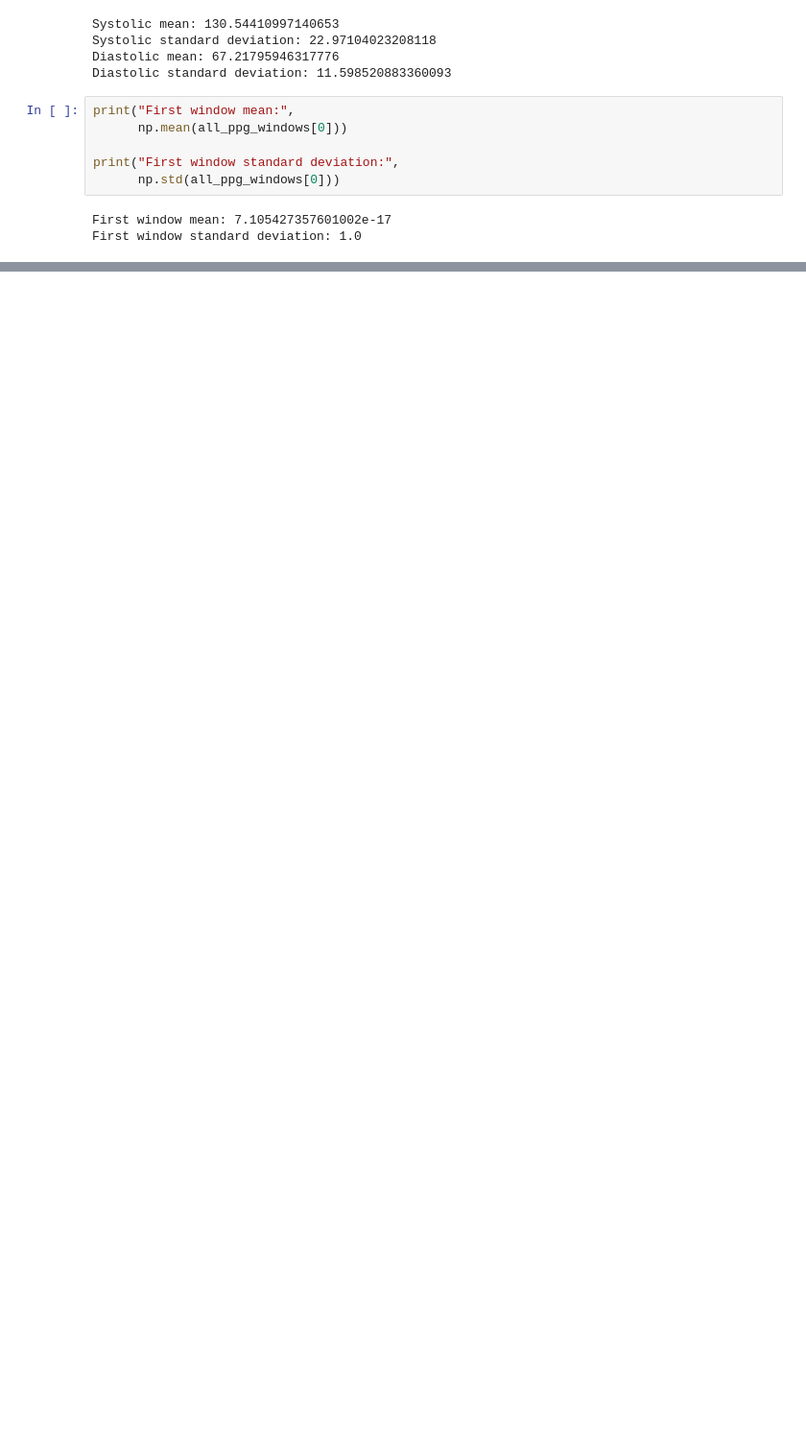
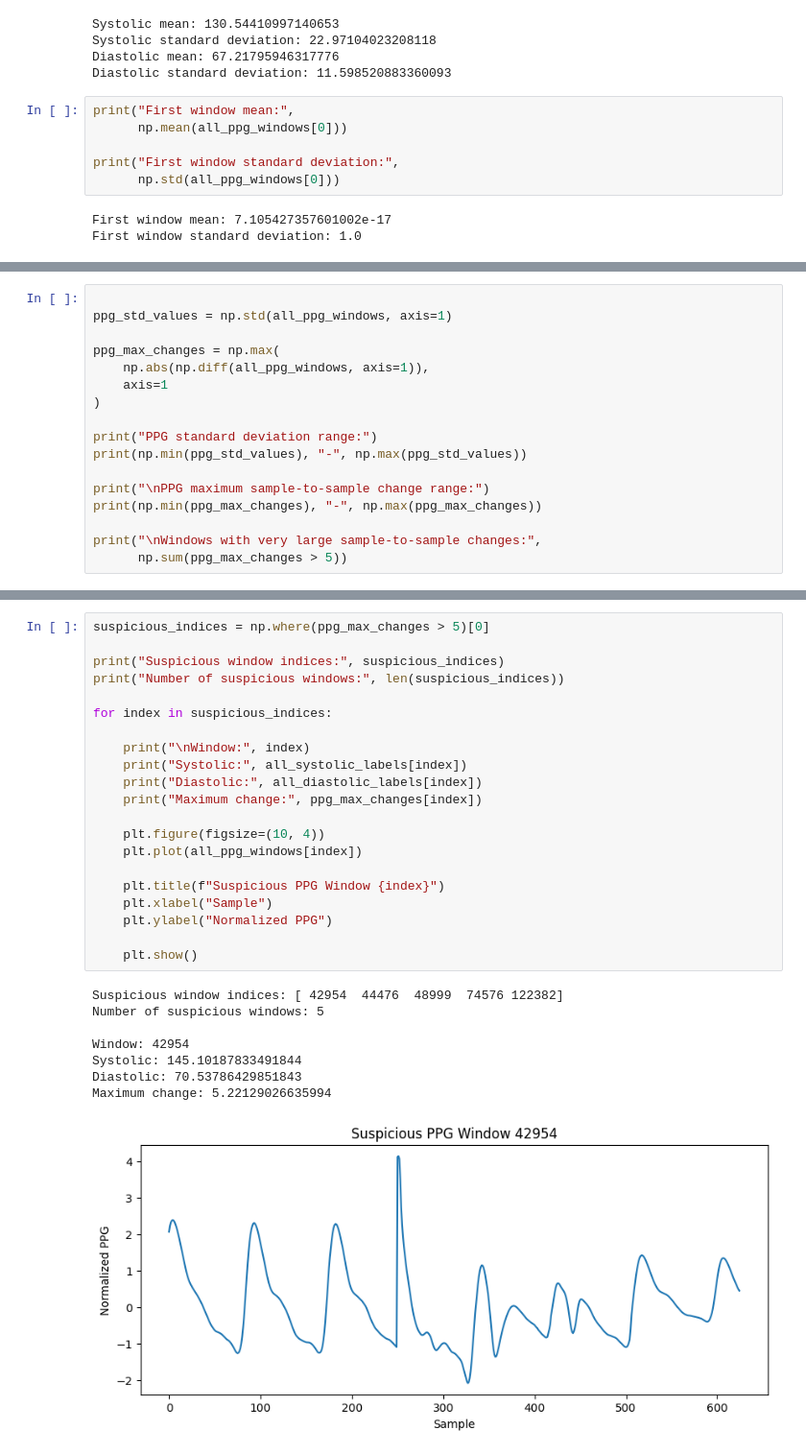
Before and after one commit to Break-Through-Tech/Microsoft-1B-educational-blood-pressure-estimation, a Jupyter notebook: data_preprocessing.ipynb, the cells around one changed output, grey strips where cells are left out. Shown at 96% size. Cells and saved outputs as stored; diff of their text form; blank space fills up the shorter version.

```diff
--- a/data_preprocessing.ipynb
+++ b/data_preprocessing.ipynb
@@ -215,0 +297,17 @@ First window standard deviation: 1.0
+# %%
+
+ppg_std_values = np.std(all_ppg_windows, axis=1)
+
+ppg_max_changes = np.max(
+    np.abs(np.diff(all_ppg_windows, axis=1)),
+    axis=1
+)
+
+print("PPG standard deviation range:")
+print(np.min(ppg_std_values), "-", np.max(ppg_std_values))
+
+print("\nPPG maximum sample-to-sample change range:")
+print(np.min(ppg_max_changes), "-", np.max(ppg_max_changes))
+
+print("\nWindows with very large sample-to-sample changes:",
+      np.sum(ppg_max_changes > 5))
@@ -215,0 +326,30 @@ First window standard deviation: 1.0
+# %%
+suspicious_indices = np.where(ppg_max_changes > 5)[0]
+
+print("Suspicious window indices:", suspicious_indices)
+print("Number of suspicious windows:", len(suspicious_indices))
+
+for index in suspicious_indices:
+
+    print("\nWindow:", index)
+    print("Systolic:", all_systolic_labels[index])
+    print("Diastolic:", all_diastolic_labels[index])
+    print("Maximum change:", ppg_max_changes[index])
+
+    plt.figure(figsize=(10, 4))
+    plt.plot(all_ppg_windows[index])
+
+    plt.title(f"Suspicious PPG Window {index}")
+    plt.xlabel("Sample")
+    plt.ylabel("Normalized PPG")
+
+    plt.show()
+# %% [output]
+Suspicious window indices: [ 42954  44476  48999  74576 122382]
+Number of suspicious windows: 5
+
+Window: 42954
+Systolic: 145.10187833491844
+Diastolic: 70.53786429851843
+Maximum change: 5.22129026635994
+[figure, added]
```
Also changed, not shown: parts of 17 cells of this notebook.
